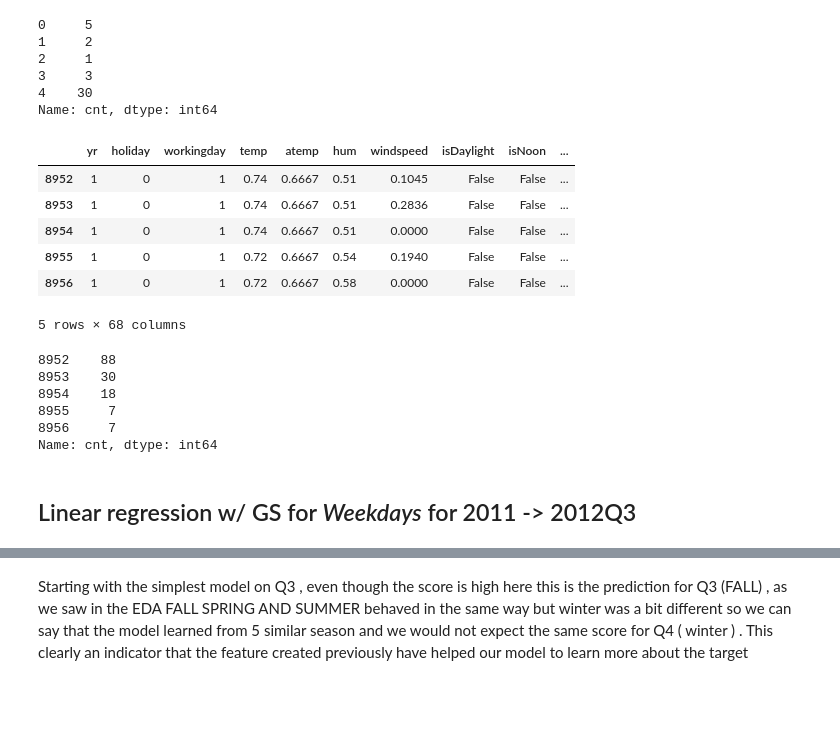
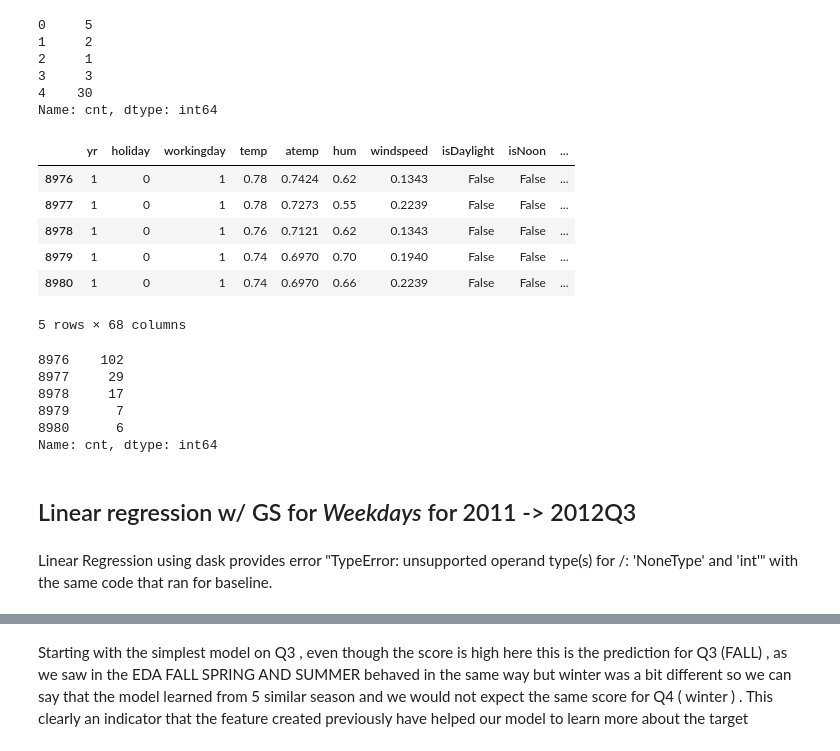
Before and after one commit to rahico91/Bike_Prediction_Python_group_project, a Jupyter notebook: Bike-Sharing-Dataset 2/3. Modeling for weekdays.ipynb, the cells around one changed output, grey strips where cells are left out. Saved outputs shown, nothing was run; the diff lists cells and outputs as text; code cells hidden in the pictures; blank space fills up the shorter version.

```diff
--- a/Bike-Sharing-Dataset 2/3. Modeling for weekdays.ipynb
+++ b/Bike-Sharing-Dataset 2/3. Modeling for weekdays.ipynb
@@ -76,23 +92,23 @@ Y_cnt_train_2011_2012Q2.compute().head()
 4    30
 Name: cnt, dtype: int64
 # %%
-X_Test_2012Q3 = wd_h[(wd_h['dteday'] >= datetime.datetime(2012, 7, 5, 0, 0)) & (wd_h['dteday'] <= datetime.datetime(2012, 9, 30, 0, 0))].drop(['cnt','casual','registered','dteday'],axis=1)## NONE OF THEM IN DATA
-X_Test_2012Q3.compute().head()
+x_test = wd_h[wd_h['dteday'] > datetime.datetime(2012, 7, 5, 0, 0)].drop(['cnt','casual','registered','dteday','instant'],axis=1)
+x_test.compute().head()
 # %% [output]
 |  | yr | holiday | workingday | temp | atemp | hum | windspeed | isDaylight | isNoon | ... |
-| 8952 | 1 | 0 | 1 | 0.74 | 0.6667 | 0.51 | 0.1045 | False | False | ... |
-| 8953 | 1 | 0 | 1 | 0.74 | 0.6667 | 0.51 | 0.2836 | False | False | ... |
-| 8954 | 1 | 0 | 1 | 0.74 | 0.6667 | 0.51 | 0.0000 | False | False | ... |
-| 8955 | 1 | 0 | 1 | 0.72 | 0.6667 | 0.54 | 0.1940 | False | False | ... |
-| 8956 | 1 | 0 | 1 | 0.72 | 0.6667 | 0.58 | 0.0000 | False | False | ... |
+| 8976 | 1 | 0 | 1 | 0.78 | 0.7424 | 0.62 | 0.1343 | False | False | ... |
+| 8977 | 1 | 0 | 1 | 0.78 | 0.7273 | 0.55 | 0.2239 | False | False | ... |
+| 8978 | 1 | 0 | 1 | 0.76 | 0.7121 | 0.62 | 0.1343 | False | False | ... |
+| 8979 | 1 | 0 | 1 | 0.74 | 0.6970 | 0.70 | 0.1940 | False | False | ... |
+| 8980 | 1 | 0 | 1 | 0.74 | 0.6970 | 0.66 | 0.2239 | False | False | ... |
 5 rows × 68 columns
 # %%
-Y_cnt_test_2012Q3 =wd_h['cnt'][(wd_h['dteday'] >= datetime.datetime(2012, 7, 5, 0, 0)) & (wd_h['dteday'] <= datetime.datetime(2012, 9, 30, 0, 0))]
-Y_cnt_test_2012Q3.compute().head()
+y_test =wd_h['cnt'][wd_h['dteday'] > datetime.datetime(2012, 7, 5, 0, 0)]
+y_test.compute().head()
 # %% [output]
-8952    88
-8953    30
-8954    18
-8955     7
-8956     7
+8976    102
+8977     29
+8978     17
+8979      7
+8980      6
 Name: cnt, dtype: int64
@@ -105,2 +121,4 @@ y_test = Y_cnt_test_2012Q3.values
 # %% [markdown]
 ## Linear regression w/ GS for *Weekdays* for 2011 -> 2012Q3
+# %% [markdown]
+Linear Regression using dask provides error "TypeError: unsupported operand type(s) for /: 'NoneType' and 'int'" with the same code that ran for baseline.
```
Also changed, not shown: parts of 15 cells of this notebook, 18 other files.
